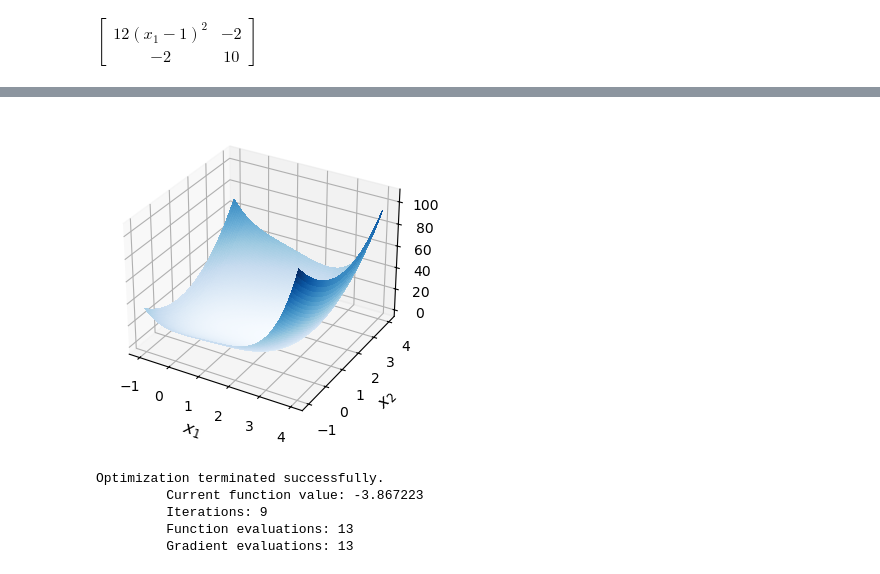
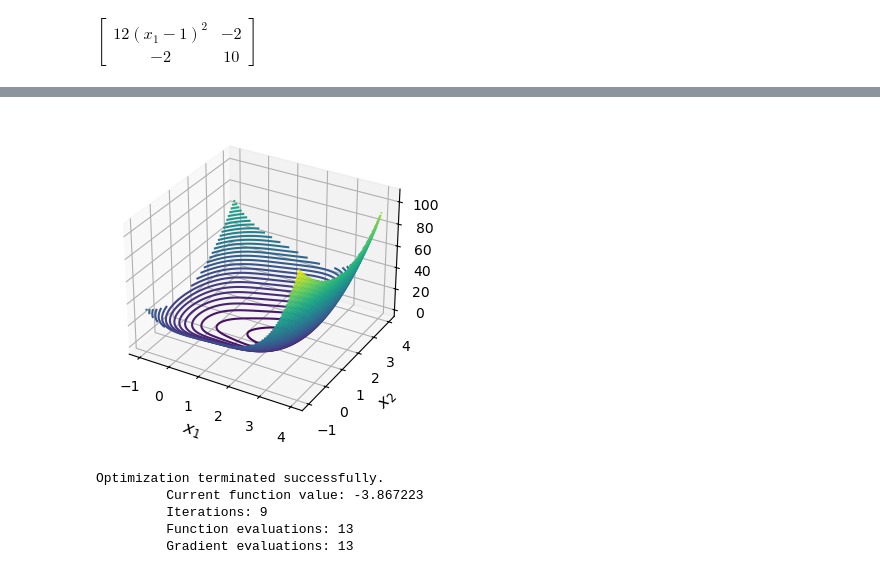
Before and after one commit to luigiselmi/numethods, a Jupyter notebook: johansson/optimization.ipynb, the cells around one changed output, grey strips where cells are left out. Saved outputs shown, nothing was run; the diff lists cells and outputs as text; code cells hidden in the pictures.

```diff
--- a/johansson/optimization.ipynb
+++ b/johansson/optimization.ipynb
@@ -93,19 +101,16 @@ f_lambda = sympy.lambdify((x1, x2), f_sym, 'numpy')
 # %%
 from mpl_toolkits.mplot3d.axes3d import Axes3D
 fig, ax = plt.subplots(figsize=(6, 4), subplot_kw={'projection': '3d'})
-x_ = y_ = np.linspace(-1, 4, 100)
-X, Y = np.meshgrid(x_, y_)
-#c = ax.contour(X, Y, f_lambda(X, Y), 50)
-p = ax.plot_surface(X, Y, f_lambda(X, Y),
-                    rstride=1,
-                    cstride=1,
-                    linewidth=0,
-                    antialiased=False,
-                   cmap=mpl.cm.Blues)
+x1 = x2 = np.linspace(-1, 4, 100)
+X1, X2 = np.meshgrid(x1, x2)
+#f_lambda = sympy.lambdify((x1, x2), f_sym, 'numpy')
+f_num = (X1 - 1)**4 + 5 * (X2 - 1)**2 - 2 * X1 * X2
+#c = ax.contour(X1, X2, f_lambda(X1, X2), 50)
+c = ax.contour(X1, X2, f_num, 50)
 ax.set_xlabel(r"$x_1$", fontsize=12)
 ax.set_ylabel(r"$x_2$", fontsize=12);
 # %% [output]
-[figure, old version]
+[figure, new version]
 # %%
 fprime_lambda = sympy.lambdify((x1, x2), fprime_sym, 'numpy')
 # %%
```
Also changed, not shown: parts of 5 cells of this notebook, 1 other file.
